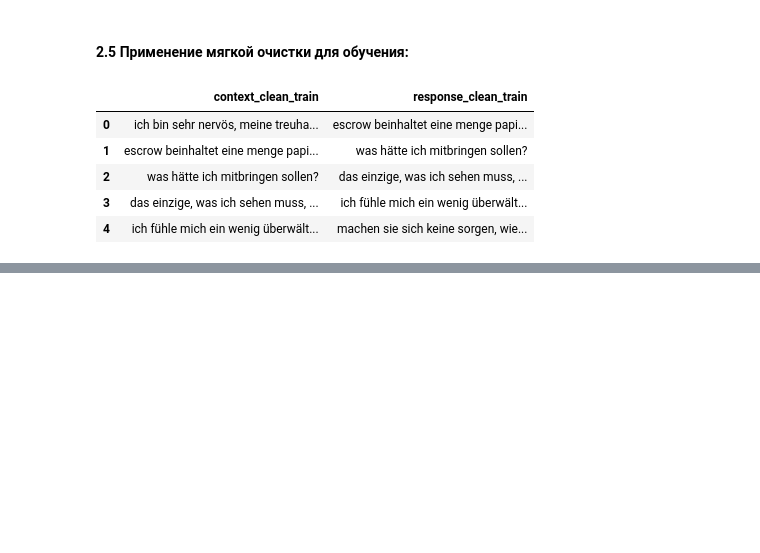
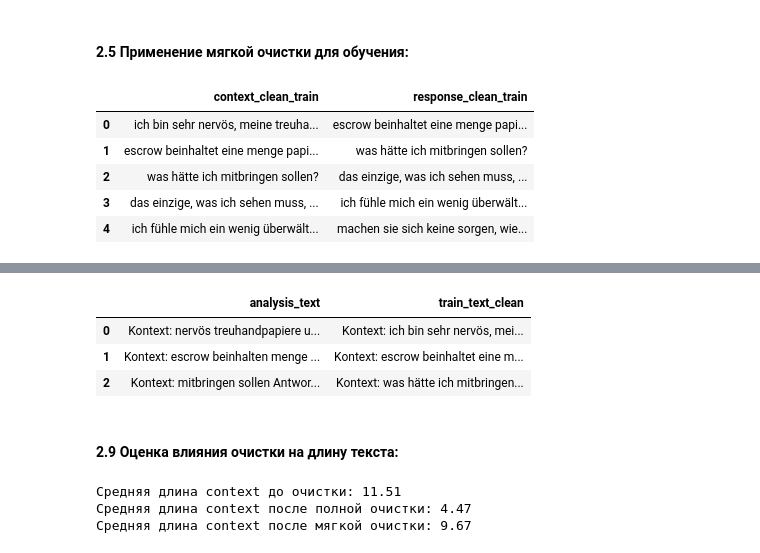
Before and after one commit to tarasovEgor/DeepLearningKurs, a Jupyter notebook: src/lab_2/llm_transformer_lab_2.ipynb, the cells around one changed output, grey strips where cells are left out. Drawn from its saved outputs; the diff is of its cells as text; code cells hidden in the pictures; blank space fills up the shorter version.

```diff
--- a/src/lab_2/llm_transformer_lab_2.ipynb
+++ b/src/lab_2/llm_transformer_lab_2.ipynb
@@ -476,0 +522,9 @@ pairs_df[["context_clean_train", "response_clean_train"]].head(5)
+# %%
+pairs_df = pairs_df[
+    (pairs_df["context_clean_full"].str.len() > 0) &
+    (pairs_df["response_clean_full"].str.len() > 0) &
+    (pairs_df["context_clean_train"].str.len() > 0) &
+    (pairs_df["response_clean_train"].str.len() > 0)
+].reset_index(drop=True)
+
+print("Размер таблицы после удаления пустых строк:", pairs_df.shape)
@@ -476,0 +539,31 @@ pairs_df[["context_clean_train", "response_clean_train"]].head(5)
+# %%
+pairs_df["analysis_text"] = pairs_df.apply(
+    lambda row: f"Kontext: {row['context_clean_full']} Antwort: {row['response_clean_full']}",
+    axis=1
+)
+
+pairs_df["train_text_clean"] = pairs_df.apply(
+    lambda row: f"Kontext: {row['context_clean_train']}\nAntwort: {row['response_clean_train']}",
+    axis=1
+)
+
+pairs_df[["analysis_text", "train_text_clean"]].head(3)
+# %% [output]
+|  | analysis_text | train_text_clean |
+| 0 | Kontext: nervös treuhandpapiere u... | Kontext: ich bin sehr nervös, mei... |
+| 1 | Kontext: escrow beinhalten menge ... | Kontext: escrow beinhaltet eine m... |
+| 2 | Kontext: mitbringen sollen Antwor... | Kontext: was hätte ich mitbringen... |
+# %% [markdown]
+#### 2.9 Оценка влияния очистки на длину текста:
+# %%
+pairs_df["context_len_before"] = pairs_df["context"].apply(lambda x: len(str(x).split()))
+pairs_df["context_len_after_full"] = pairs_df["context_clean_full"].apply(lambda x: len(str(x).split()))
+pairs_df["context_len_after_train"] = pairs_df["context_clean_train"].apply(lambda x: len(str(x).split()))
+
+print("Средняя длина context до очистки:", round(pairs_df["context_len_before"].mean(), 2))
+print("Средняя длина context после полной очистки:", round(pairs_df["context_len_after_full"].mean(), 2))
+print("Средняя длина context после мягкой очистки:", round(pairs_df["context_len_after_train"].mean(), 2))
+# %% [output]
+Средняя длина context до очистки: 11.51
+Средняя длина context после полной очистки: 4.47
+Средняя длина context после мягкой очистки: 9.67
```
Also changed, not shown: parts of 5 cells of this notebook.
